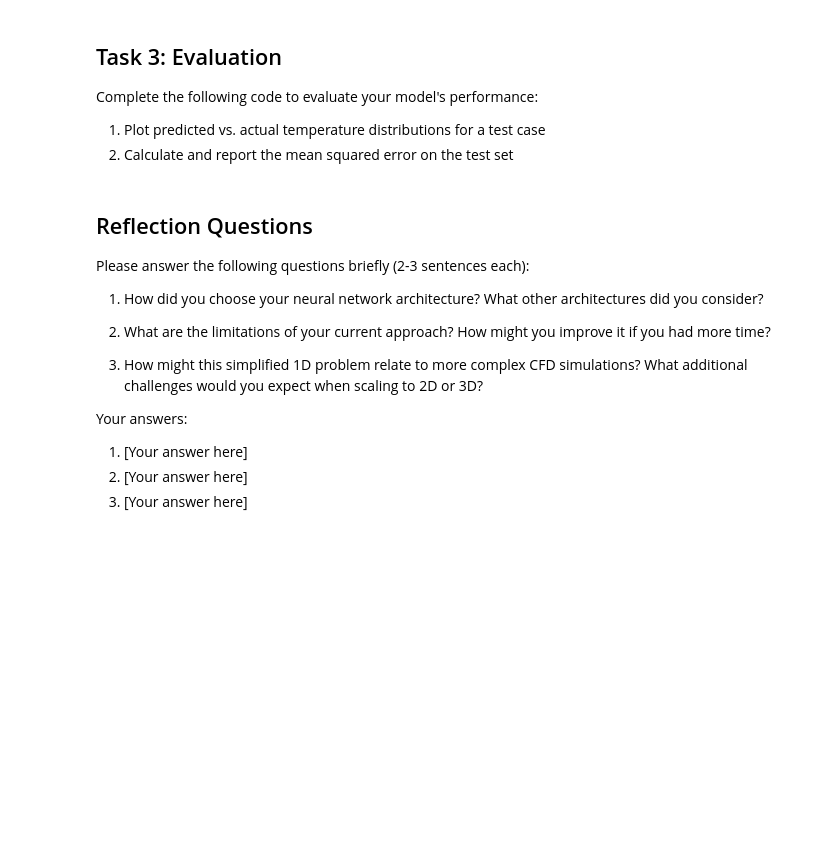
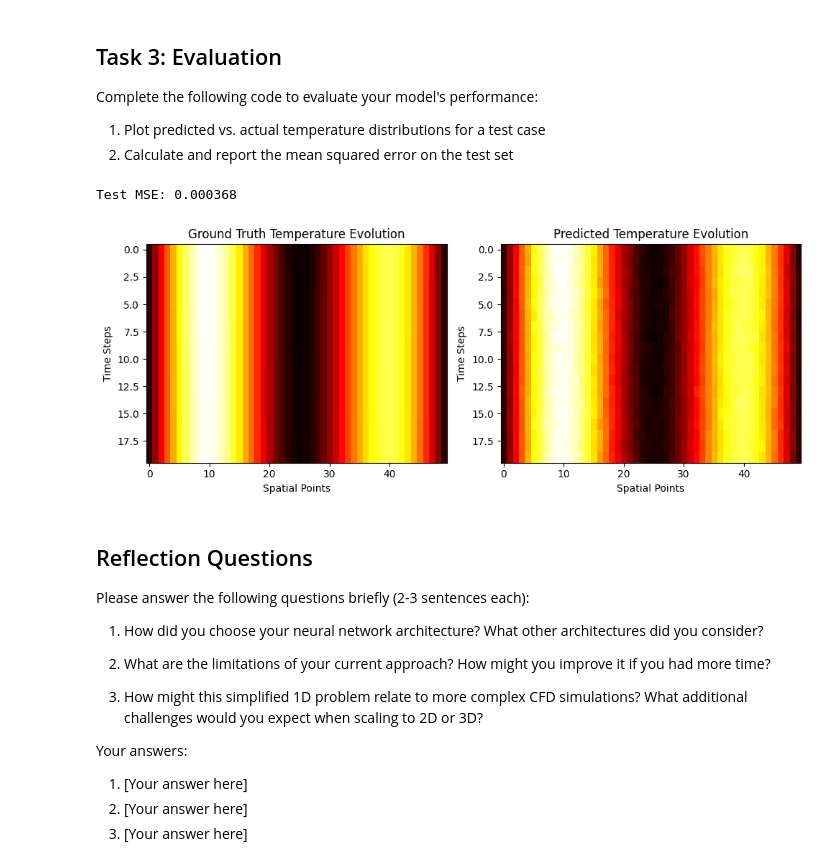
Before and after one commit to yanajakhwal/predicting-heat, a Jupyter notebook: ml-assignment-notebook.ipynb, the cells around one changed output. Saved outputs shown, nothing was run; the diff lists cells and outputs as text; code cells hidden in the pictures; blank space fills up the shorter version.

```diff
--- a/ml-assignment-notebook.ipynb
+++ b/ml-assignment-notebook.ipynb
@@ -159,3 +192,47 @@ evaluate_model(model, X_test, y_test)
+# %%
+def evaluate_model(model, X_test, y_test):
+    from sklearn.metrics import mean_squared_error
+
+    model.eval()  # Set the model to evaluation mode (no dropout, batch norm, etc.)
+
+    # Convert test data to PyTorch tensors (if not already)
+    X_test = torch.tensor(X_test, dtype=torch.float32)
+    y_test = torch.tensor(y_test, dtype=torch.float32)
+
+    # 1. Make predictions on test data (disable gradient calculations for efficiency)
+    with torch.no_grad():
+        predictions = model(X_test)  # Output shape: (batch, 20, 50)
+
+    # 2. Compute Mean Squared Error (MSE)
+    test_mse = mean_squared_error(y_test.numpy().flatten(), predictions.numpy().flatten())
+    print(f"Test MSE: {test_mse:.6f}")
+
+    # 3. Visualization: Compare Predictions vs Ground Truth
+    sample_idx = np.random.randint(0, X_test.shape[0])  # Pick a random test example
+    true_temps = y_test[sample_idx].numpy()  # True temperature evolution
+    pred_temps = predictions[sample_idx].numpy()  # Predicted temperature evolution
+
+    # Plot heatmaps for true vs. predicted temperatures
+    fig, axes = plt.subplots(1, 2, figsize=(10, 4))
+
+    axes[0].imshow(true_temps, aspect='auto', cmap='hot')
+    axes[0].set_title("Ground Truth Temperature Evolution")
+    axes[0].set_xlabel("Spatial Points")
+    axes[0].set_ylabel("Time Steps")
+
+    axes[1].imshow(pred_temps, aspect='auto', cmap='hot')
+    axes[1].set_title("Predicted Temperature Evolution")
+    axes[1].set_xlabel("Spatial Points")
+    axes[1].set_ylabel("Time Steps")
+
+    plt.tight_layout()
+    plt.show()
+
+# Evaluate your model
+evaluate_model(model, X_test, y_test)
+# %% [output]
+Test MSE: 0.000368
+[figure, added]
 # %% [markdown]
 ## Reflection Questions
 
```
Also changed, not shown: parts of 8 cells of this notebook, 1 other file.
